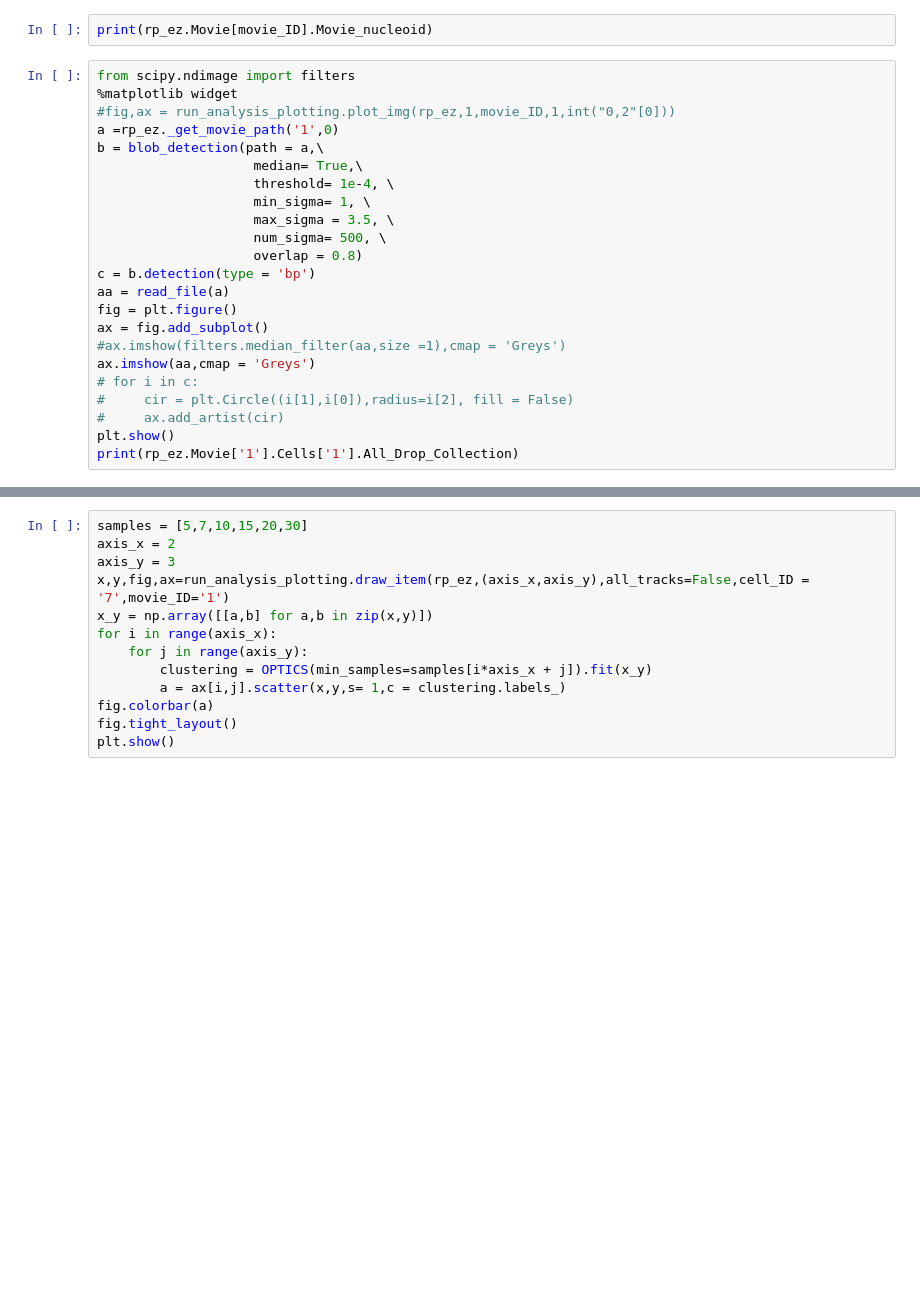
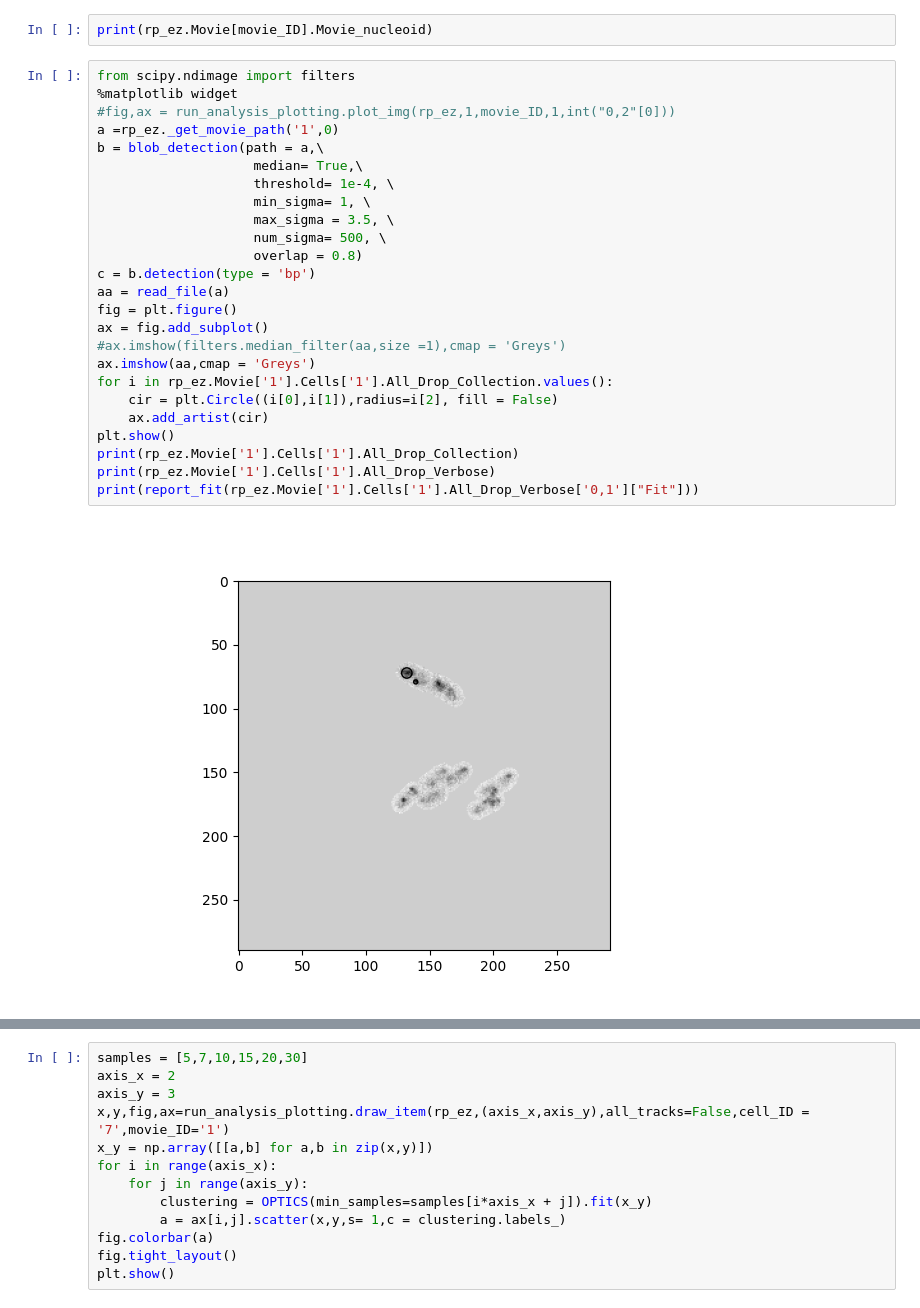
Before and after one commit to joemans3/Single_Particle_Analysis, a Jupyter notebook: Density_Map.ipynb, the cells around one changed output, grey strips where cells are left out. Saved outputs shown, nothing was run; the diff lists cells and outputs as text; blank space fills up the shorter version.

Commit message:
Change to allow verbose mapping of drop stats

```diff
--- a/Density_Map.ipynb
+++ b/Density_Map.ipynb
@@ -569,23 +568,27 @@ print(rp_ez.Movie[movie_ID].Movie_nucleoid)
 # %%
 from scipy.ndimage import filters
 %matplotlib widget
 #fig,ax = run_analysis_plotting.plot_img(rp_ez,1,movie_ID,1,int("0,2"[0]))
 a =rp_ez._get_movie_path('1',0)
 b = blob_detection(path = a,\
                     median= True,\
                     threshold= 1e-4, \
                     min_sigma= 1, \
                     max_sigma = 3.5, \
                     num_sigma= 500, \
                     overlap = 0.8)
 c = b.detection(type = 'bp')
 aa = read_file(a)
 fig = plt.figure()
 ax = fig.add_subplot()
 #ax.imshow(filters.median_filter(aa,size =1),cmap = 'Greys')
 ax.imshow(aa,cmap = 'Greys')
-# for i in c:
-#     cir = plt.Circle((i[1],i[0]),radius=i[2], fill = False)
-#     ax.add_artist(cir)
+for i in rp_ez.Movie['1'].Cells['1'].All_Drop_Collection.values():
+    cir = plt.Circle((i[0],i[1]),radius=i[2], fill = False)
+    ax.add_artist(cir)
 plt.show()
 print(rp_ez.Movie['1'].Cells['1'].All_Drop_Collection)
+print(rp_ez.Movie['1'].Cells['1'].All_Drop_Verbose)
+print(report_fit(rp_ez.Movie['1'].Cells['1'].All_Drop_Verbose['0,1']["Fit"]))
+# %% [output]
+[figure, added]
```
Also changed, not shown: parts of 5 cells of this notebook, 4 other files.
